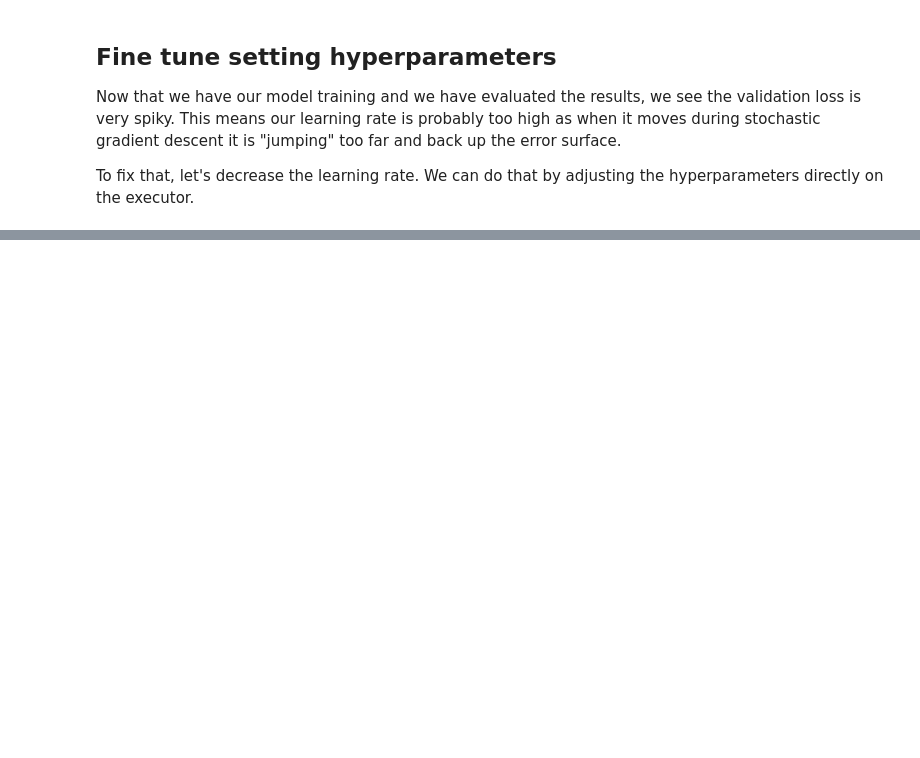
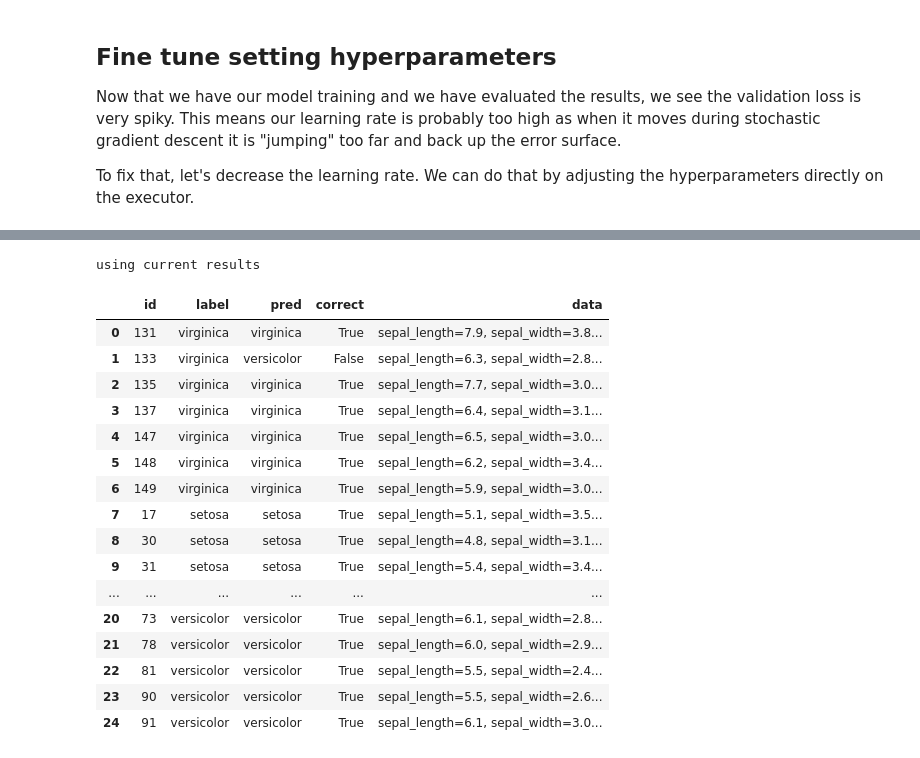
Before and after one commit to plandes/deeplearn, a Jupyter notebook: notebook/Iris.ipynb, the cells around one changed output, grey strips where cells are left out. Drawn from its saved outputs; the diff is of its cells as text; code cells hidden in the pictures; blank space fills up the shorter version.

Commit message:
add predictions to notebook

```diff
--- a/notebook/Iris.ipynb
+++ b/notebook/Iris.ipynb
@@ -184,0 +189,29 @@ Learning rate: 0.001
+# %%
+# optionally, we can transform the data point instance used, otherwise it defaults to `str`
+def map_data_point(dp):
+    """Map the data point's Pandas row information (pd.Series) to key/value string.
+
+    """
+    s = ', '.join(map(lambda x: f'{x[0]}={x[1]}', dp.row.iteritems()))
+    return (s,)
+df = executor.get_predictions(transform=map_data_point)
+df
+# %% [output]
+using current results
+|  | id | label | pred | correct | data |
+| 0 | 131 | virginica | virginica | True | sepal_length=7.9, sepal_width=3.8... |
+| 1 | 133 | virginica | versicolor | False | sepal_length=6.3, sepal_width=2.8... |
+| 2 | 135 | virginica | virginica | True | sepal_length=7.7, sepal_width=3.0... |
+| 3 | 137 | virginica | virginica | True | sepal_length=6.4, sepal_width=3.1... |
+| 4 | 147 | virginica | virginica | True | sepal_length=6.5, sepal_width=3.0... |
+| 5 | 148 | virginica | virginica | True | sepal_length=6.2, sepal_width=3.4... |
+| 6 | 149 | virginica | virginica | True | sepal_length=5.9, sepal_width=3.0... |
+| 7 | 17 | setosa | setosa | True | sepal_length=5.1, sepal_width=3.5... |
+| 8 | 30 | setosa | setosa | True | sepal_length=4.8, sepal_width=3.1... |
+| 9 | 31 | setosa | setosa | True | sepal_length=5.4, sepal_width=3.4... |
+| ... | ... | ... | ... | ... | ... |
+| 20 | 73 | versicolor | versicolor | True | sepal_length=6.1, sepal_width=2.8... |
+| 21 | 78 | versicolor | versicolor | True | sepal_length=6.0, sepal_width=2.9... |
+| 22 | 81 | versicolor | versicolor | True | sepal_length=5.5, sepal_width=2.4... |
+| 23 | 90 | versicolor | versicolor | True | sepal_length=5.5, sepal_width=2.6... |
+| 24 | 91 | versicolor | versicolor | True | sepal_length=6.1, sepal_width=3.0... |
```
Also changed, not shown: parts of 5 cells of this notebook, 1 other file.
